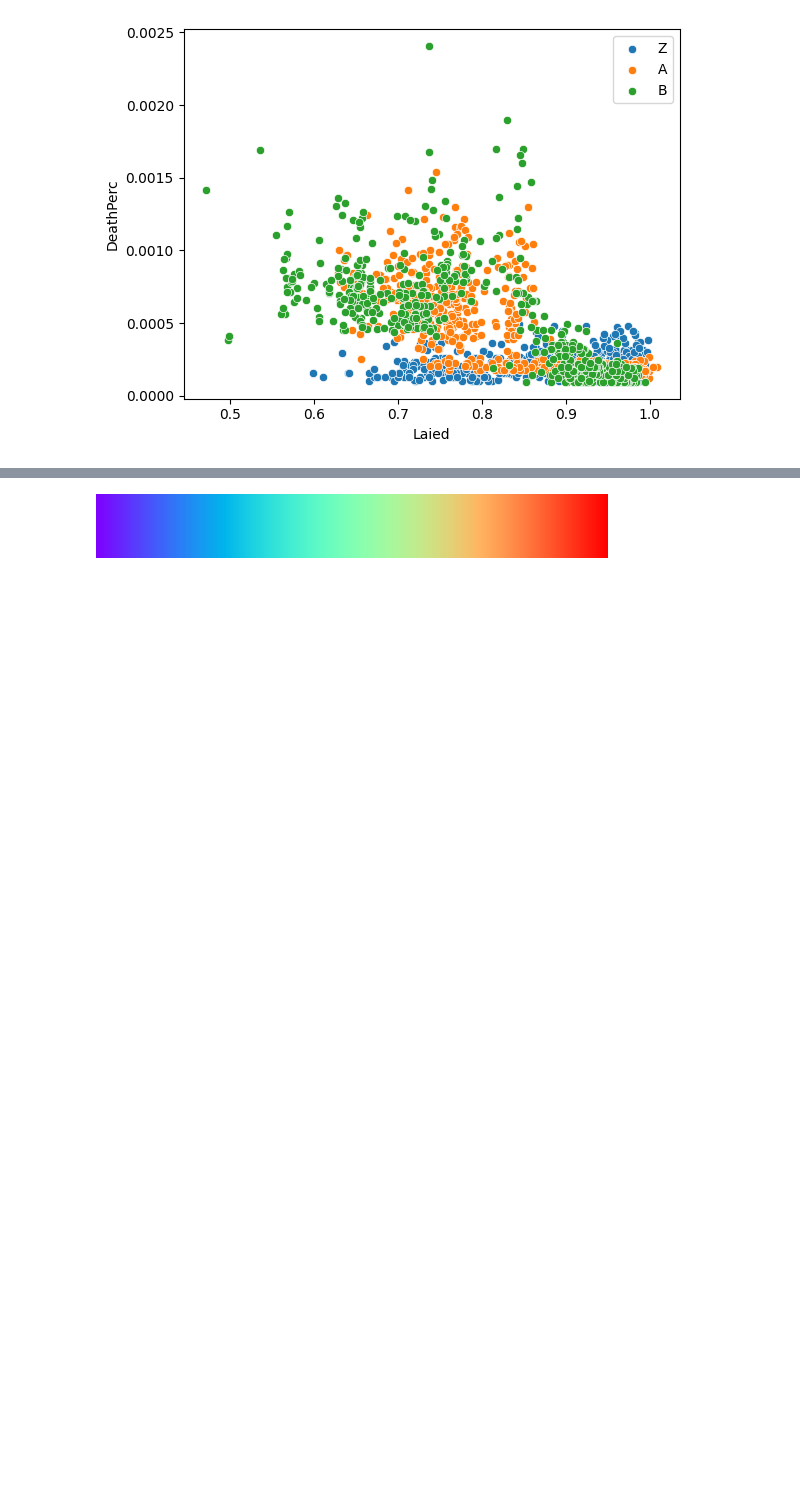
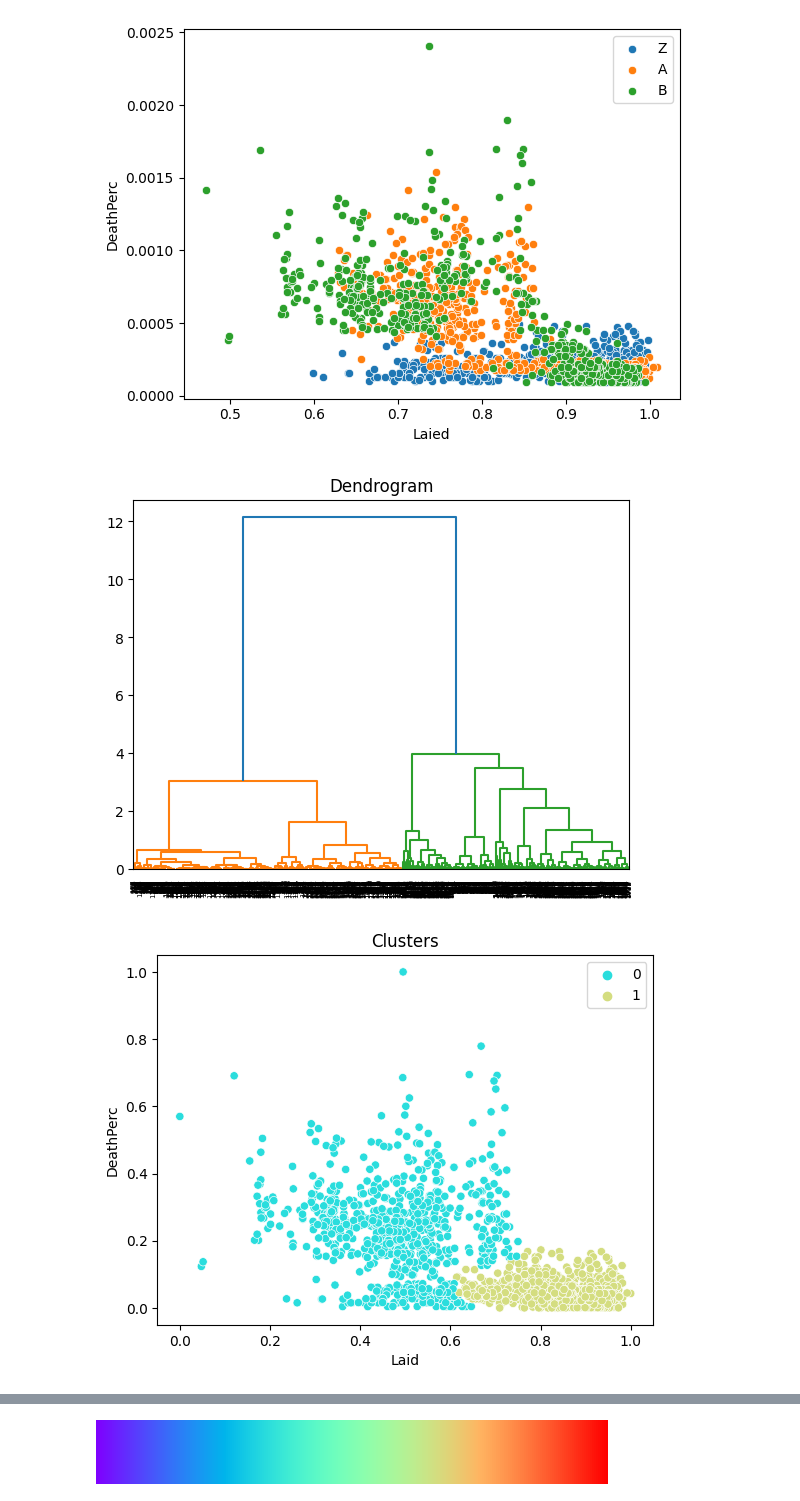
Before and after one commit to CanaliDavide/DASA--Project, a Jupyter notebook: Comparison/Comparison_z_ab.ipynb, the cells around one changed output, grey strips where cells are left out. Saved outputs shown, nothing was run; the diff lists cells and outputs as text; code cells hidden in the pictures; blank space fills up the shorter version.

```diff
--- a/Comparison/Comparison_z_ab.ipynb
+++ b/Comparison/Comparison_z_ab.ipynb
@@ -120,4 +123,9 @@ plt.legend()
 [figure]
 # %%
 cycleTot=cycleTot.rename(columns={"Date" : "Date of Laid"})
+# %%
+label1 = ut.HierarchicalClutering(cycleTot, ["Laid", "DeathPerc"])
+# %% [output]
+[figure, added]
+[figure, added]
 # %%
```
Also changed, not shown: parts of 7 cells of this notebook, 15 other files.
